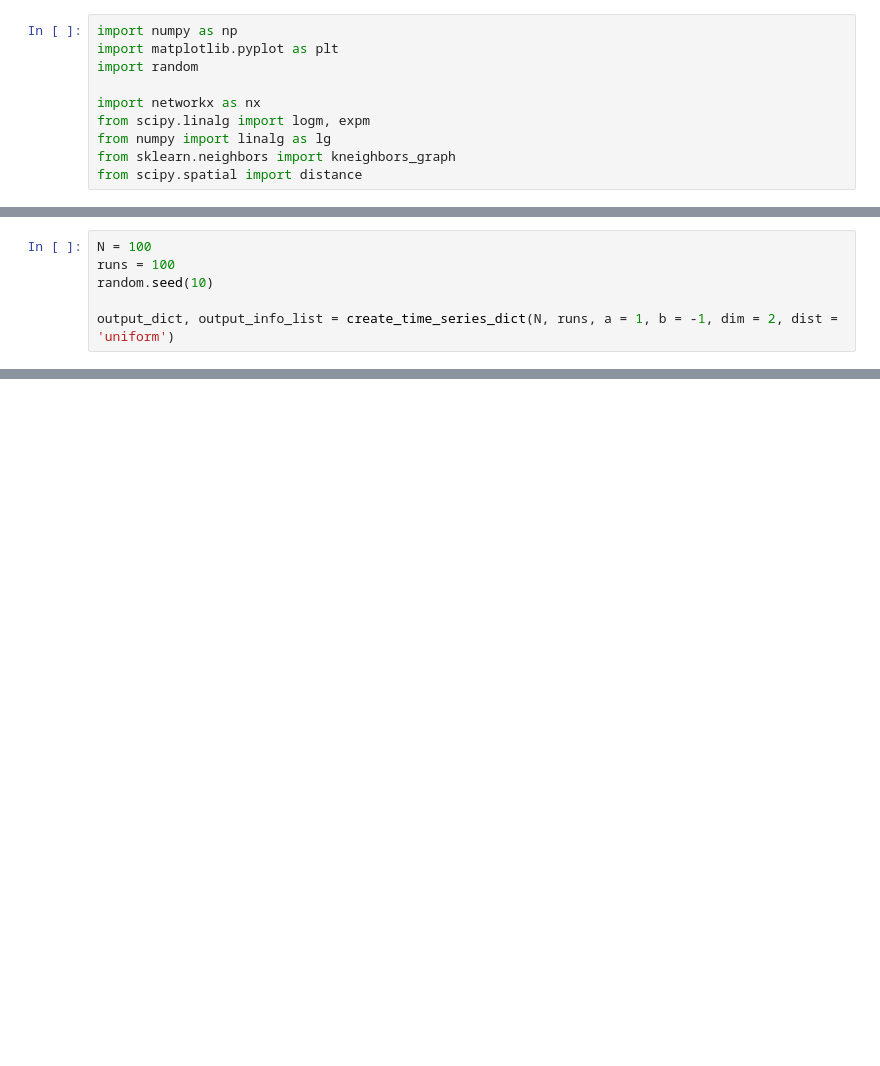
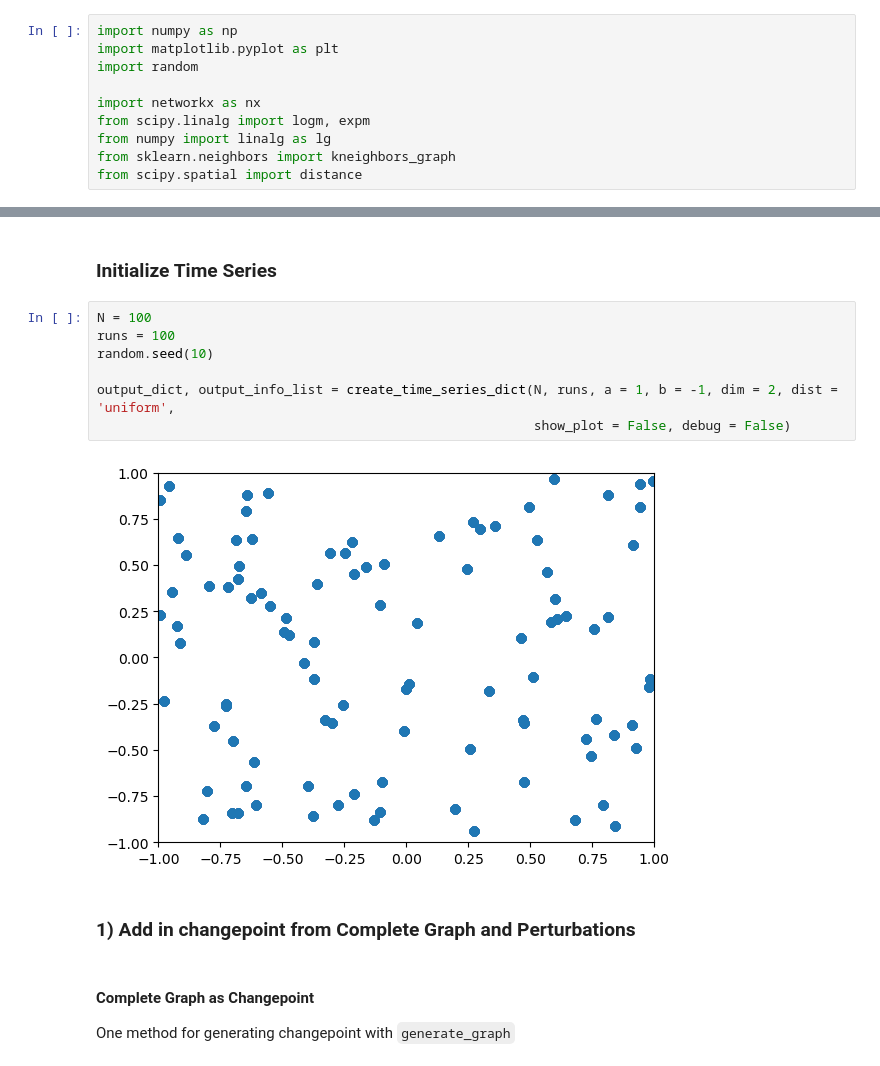
Before and after one commit to tmr005/mat_log_distance, a Jupyter notebook: Unit Square Distance Modularized.ipynb, the cells around one changed output, grey strips where cells are left out. Saved outputs shown, nothing was run; the diff lists cells and outputs as text; blank space fills up the shorter version.

```diff
--- a/Unit Square Distance Modularized.ipynb
+++ b/Unit Square Distance Modularized.ipynb
@@ -314,6 +14,0 @@ def create_changepoint_time_series_dict(input_dict, input_samps, input_connect_m
-# %%
-N = 100
-runs = 100
-random.seed(10)
-
-output_dict, output_info_list = create_time_series_dict(N, runs, a = 1, b = -1, dim = 2, dist = 'uniform')
@@ -452,0 +476,17 @@ def loop_calc_matrix_logs(lap_list, start = 0, end = 1, show_plot = True):
+# %% [markdown]
+### Initialize Time Series
+# %%
+N = 100
+runs = 100
+random.seed(10)
+
+output_dict, output_info_list = create_time_series_dict(N, runs, a = 1, b = -1, dim = 2, dist = 'uniform',
+                                                        show_plot = False, debug = False)
+# %% [output]
+[figure, added]
+# %% [markdown]
+### 1) Add in changepoint from Complete Graph and Perturbations
+# %% [markdown]
+#### Complete Graph as Changepoint
+
+One method for generating changepoint with `generate_graph`
```
Also changed, not shown: parts of 84 cells of this notebook.
